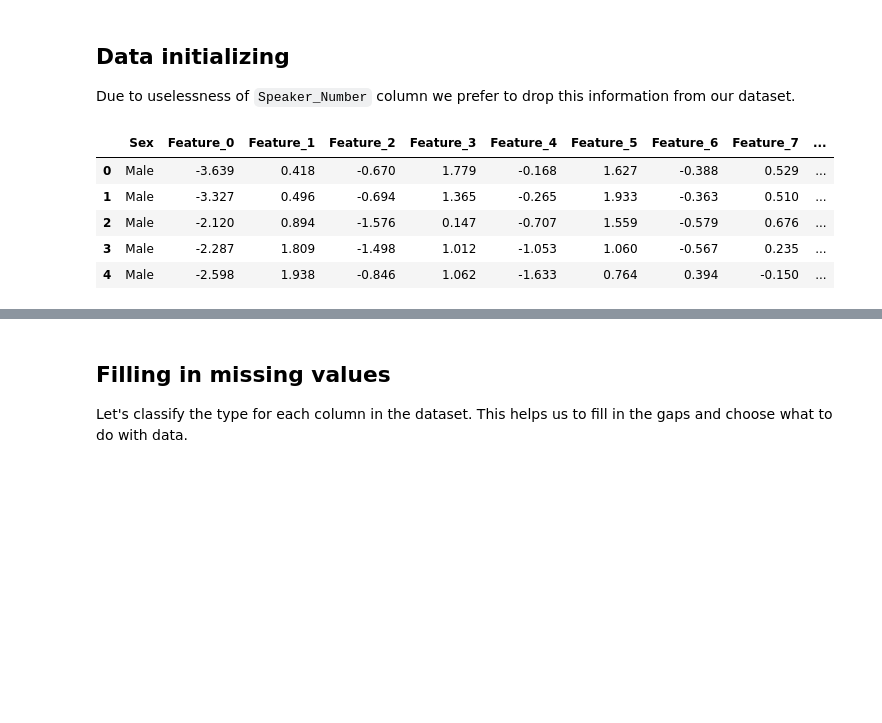
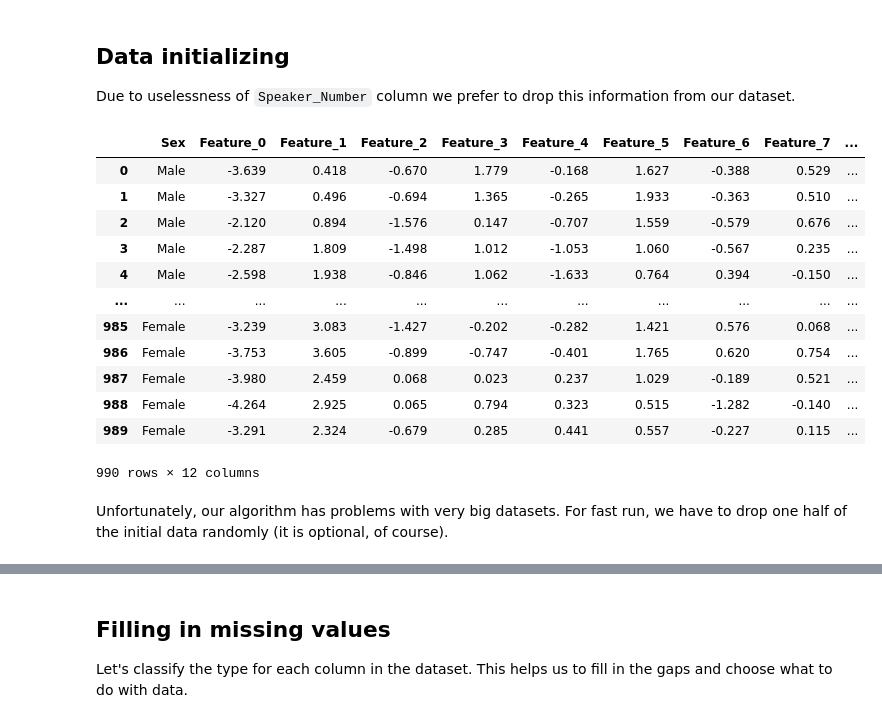
Before and after one commit to cannor147/itmo-ml, a Jupyter notebook: lab01-knn/src/solution.ipynb, the cells around one changed output, grey strips where cells are left out. Cells and saved outputs as stored; diff of their text form; code cells hidden in the pictures; blank space fills up the shorter version.

```diff
--- a/lab01-knn/src/solution.ipynb
+++ b/lab01-knn/src/solution.ipynb
@@ -12,11 +12,20 @@ Due to uselessness of `Speaker_Number` column we prefer to drop this information
 # %%
 data = pd.read_csv('../data/vowel.csv', sep = ',', header = 0)
 data.drop('Speaker_Number', axis = 1, inplace = True)
-data.head()
+data
 # %% [output]
 |  | Sex | Feature_0 | Feature_1 | Feature_2 | Feature_3 | Feature_4 | Feature_5 | Feature_6 | Feature_7 | ... |
 | 0 | Male | -3.639 | 0.418 | -0.670 | 1.779 | -0.168 | 1.627 | -0.388 | 0.529 | ... |
 | 1 | Male | -3.327 | 0.496 | -0.694 | 1.365 | -0.265 | 1.933 | -0.363 | 0.510 | ... |
 | 2 | Male | -2.120 | 0.894 | -1.576 | 0.147 | -0.707 | 1.559 | -0.579 | 0.676 | ... |
 | 3 | Male | -2.287 | 1.809 | -1.498 | 1.012 | -1.053 | 1.060 | -0.567 | 0.235 | ... |
 | 4 | Male | -2.598 | 1.938 | -0.846 | 1.062 | -1.633 | 0.764 | 0.394 | -0.150 | ... |
+| ... | ... | ... | ... | ... | ... | ... | ... | ... | ... | ... |
+| 985 | Female | -3.239 | 3.083 | -1.427 | -0.202 | -0.282 | 1.421 | 0.576 | 0.068 | ... |
+| 986 | Female | -3.753 | 3.605 | -0.899 | -0.747 | -0.401 | 1.765 | 0.620 | 0.754 | ... |
+| 987 | Female | -3.980 | 2.459 | 0.068 | 0.023 | 0.237 | 1.029 | -0.189 | 0.521 | ... |
+| 988 | Female | -4.264 | 2.925 | 0.065 | 0.794 | 0.323 | 0.515 | -1.282 | -0.140 | ... |
+| 989 | Female | -3.291 | 2.324 | -0.679 | 0.285 | 0.441 | 0.557 | -0.227 | 0.115 | ... |
+990 rows × 12 columns
+# %% [markdown]
+Unfortunately, our algorithm has problems with very big datasets. For fast run, we have to drop one half of the initial data randomly (it is optional, of course).
```
Also changed, not shown: parts of 9 cells of this notebook.
